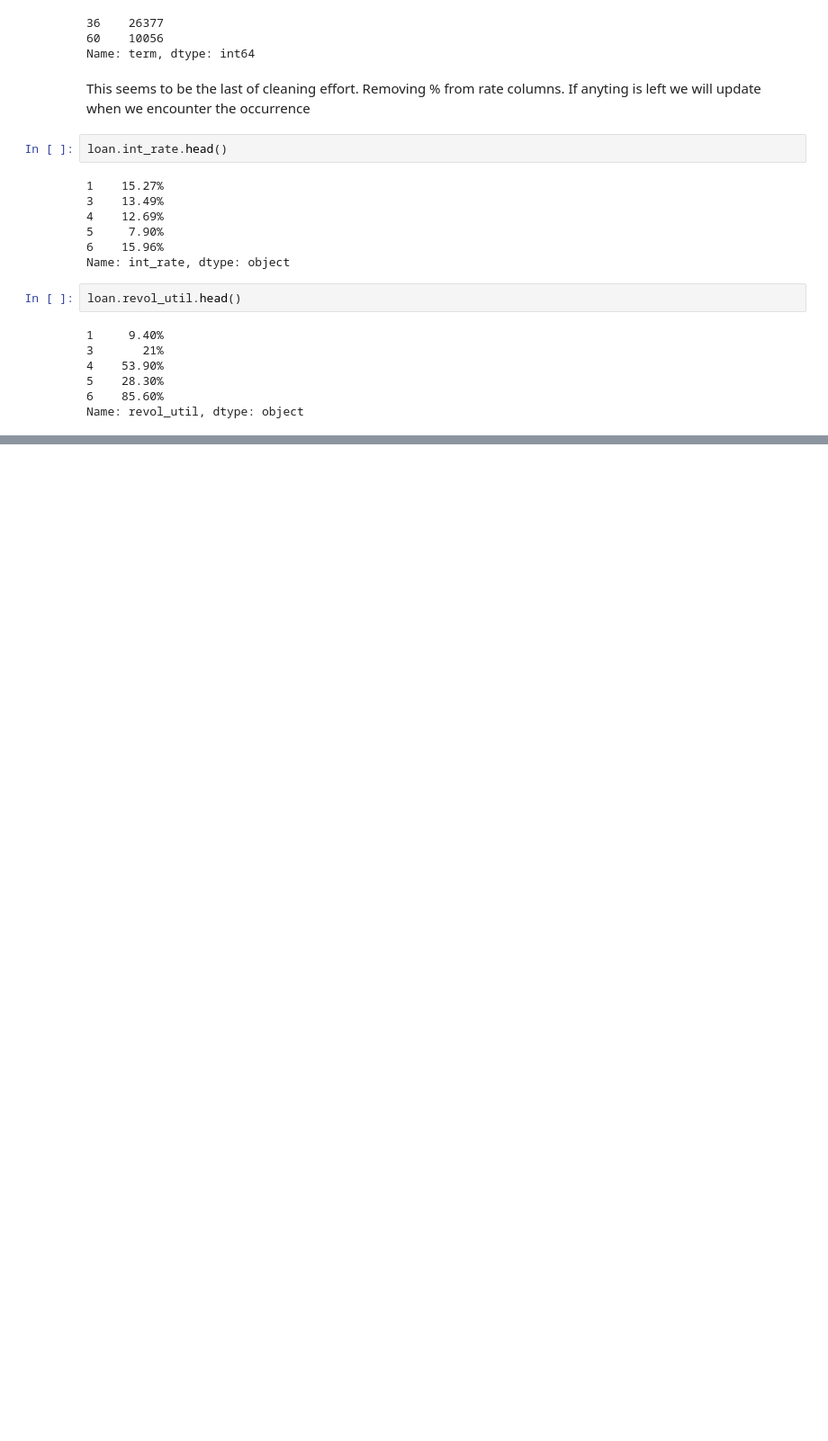
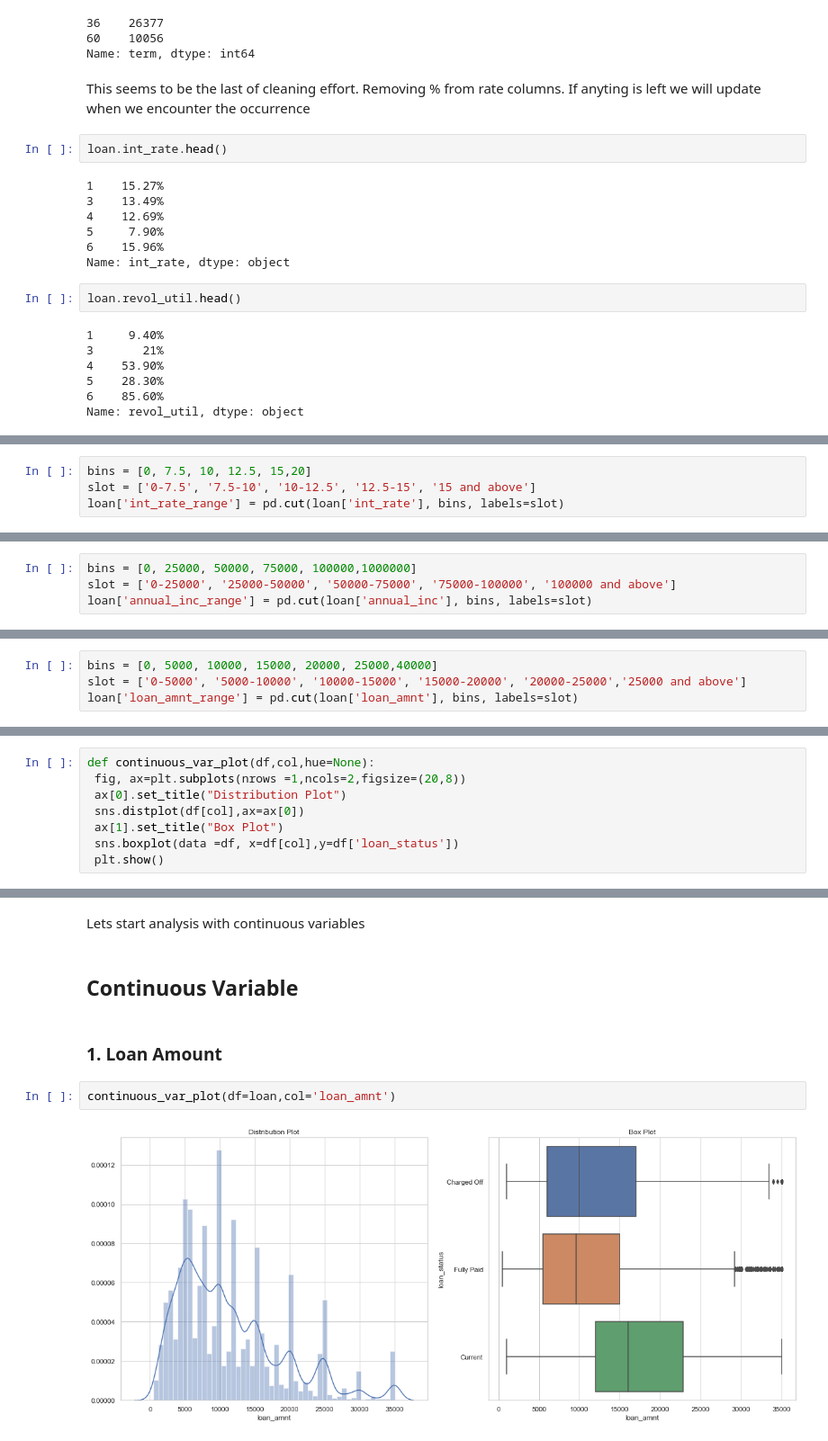
Before and after one commit to ruchirmayank/lendingClub, a Jupyter notebook: Lending Club Assignment.ipynb, the cells around one changed output, grey strips where cells are left out. Shown at 90% size. Cells and saved outputs as stored; diff of their text form; blank space fills up the shorter version.

Commit message:
Add files via upload
Added the code for analysis

```diff
--- a/Lending Club Assignment.ipynb
+++ b/Lending Club Assignment.ipynb
@@ -348,0 +388,4 @@ We have cleaned up the data now we should derive certain columns that will help
+# %%
+bins = [0, 7.5, 10, 12.5, 15,20]
+slot = ['0-7.5', '7.5-10', '10-12.5', '12.5-15', '15 and above']
+loan['int_rate_range'] = pd.cut(loan['int_rate'], bins, labels=slot)
@@ -348,0 +394,4 @@ We have cleaned up the data now we should derive certain columns that will help
+# %%
+bins = [0, 25000, 50000, 75000, 100000,1000000]
+slot = ['0-25000', '25000-50000', '50000-75000', '75000-100000', '100000 and above']
+loan['annual_inc_range'] = pd.cut(loan['annual_inc'], bins, labels=slot)
@@ -348,0 +400,4 @@ We have cleaned up the data now we should derive certain columns that will help
+# %%
+bins = [0, 5000, 10000, 15000, 20000, 25000,40000]
+slot = ['0-5000', '5000-10000', '10000-15000', '15000-20000', '20000-25000','25000 and above']
+loan['loan_amnt_range'] = pd.cut(loan['loan_amnt'], bins, labels=slot)
@@ -348,0 +415,8 @@ We have cleaned up the data now we should derive certain columns that will help
+# %%
+def continuous_var_plot(df,col,hue=None):
+ fig, ax=plt.subplots(nrows =1,ncols=2,figsize=(20,8))
+ ax[0].set_title("Distribution Plot")
+ sns.distplot(df[col],ax=ax[0])
+ ax[1].set_title("Box Plot")
+ sns.boxplot(data =df, x=df[col],y=df['loan_status'])
+ plt.show()
@@ -348,0 +438,10 @@ We have cleaned up the data now we should derive certain columns that will help
+# %% [markdown]
+Lets start analysis with continuous variables
+# %% [markdown]
+## Continuous Variable
+# %% [markdown]
+### 1. Loan Amount
+# %%
+continuous_var_plot(df=loan,col='loan_amnt')
+# %% [output]
+[figure, added]
```
Also changed, not shown: parts of 101 cells of this notebook.
